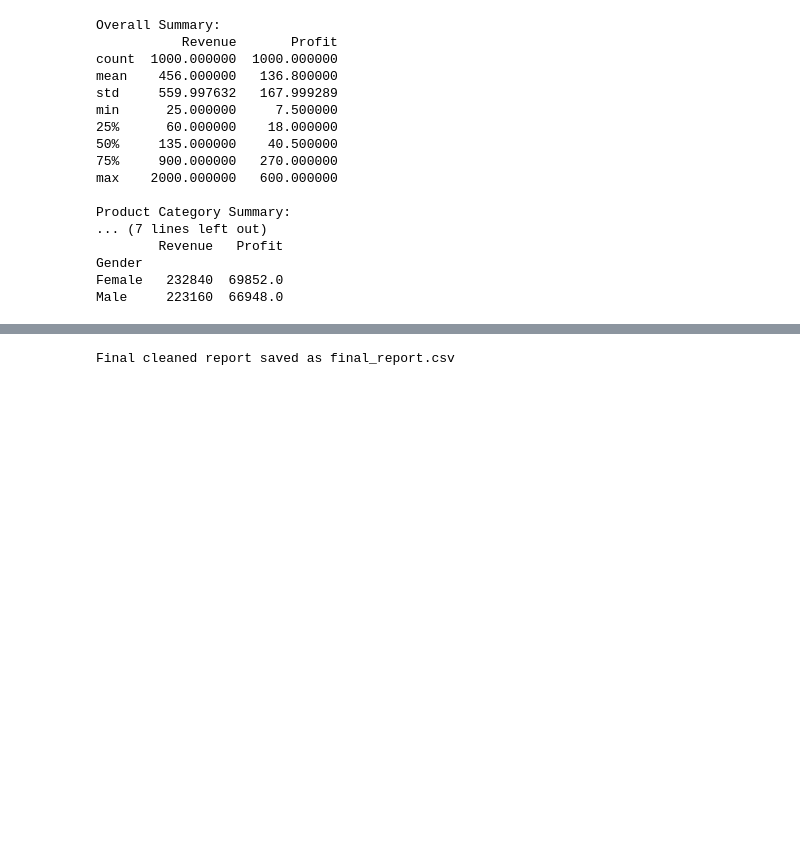
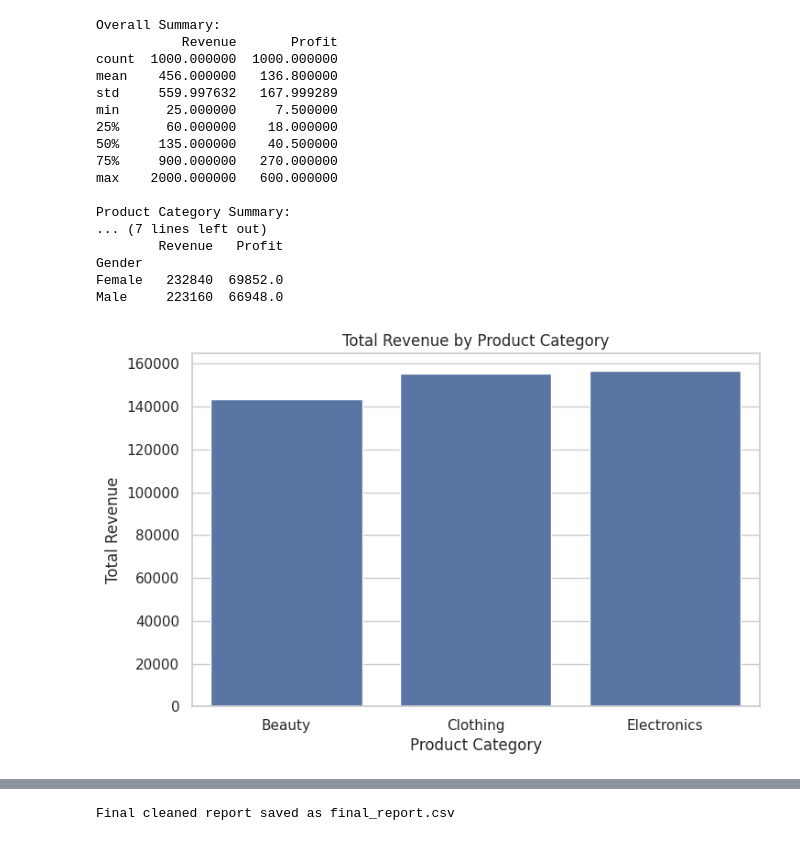
Before and after one commit to mehtasarvesh123/Sales-Data-Analyzer-, a Jupyter notebook: Sales-Data-Analyzer.ipynb, the cells around one changed output, grey strips where cells are left out. Saved outputs shown, nothing was run; the diff lists cells and outputs as text; code cells hidden in the pictures; blank space fills up the shorter version.

```diff
--- a/Sales-Data-Analyzer.ipynb
+++ b/Sales-Data-Analyzer.ipynb
@@ -61,0 +65,22 @@ Male     223160  66948.0
+# %%
+sns.set_theme(style="whitegrid")
+plt.rcParams["figure.figsize"] = (8, 5)
+# %%
+category_revenue = (
+    df.groupby("Product_Category", as_index=False)
+      .agg({"Revenue": "sum"})
+)
+
+sns.barplot(
+    data=category_revenue,
+    x="Product_Category",
+    y="Revenue"
+)
+
+plt.title("Total Revenue by Product Category")
+plt.xlabel("Product Category")
+plt.ylabel("Total Revenue")
+
+plt.show()
+# %% [output]
+[figure, added]
```
Also changed, not shown: parts of 8 cells of this notebook.
